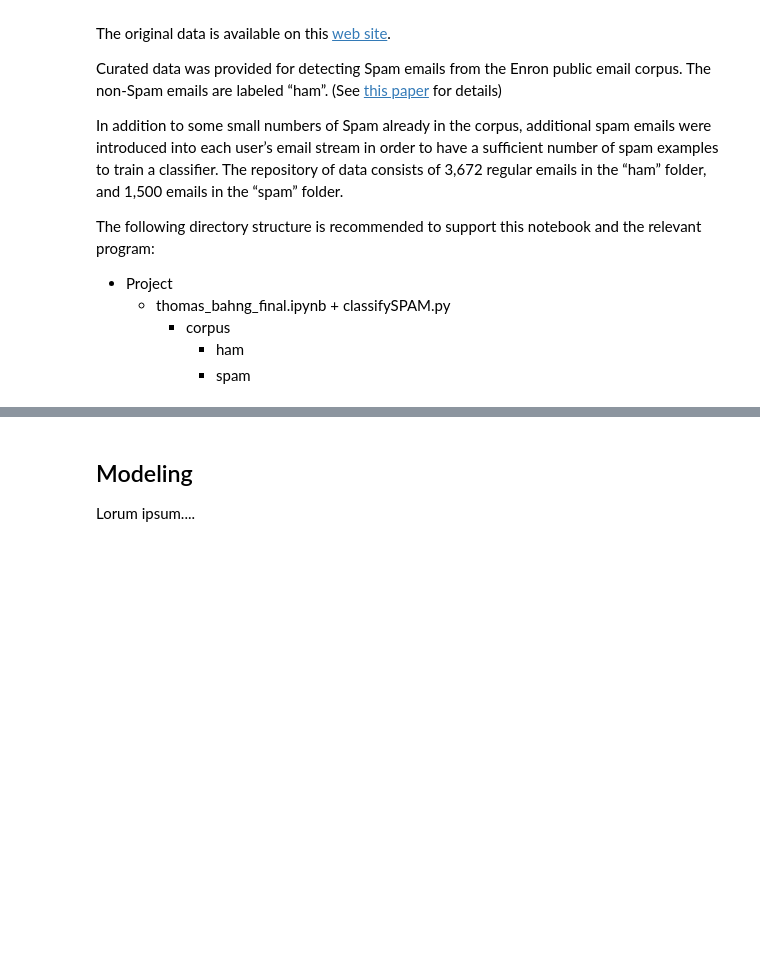
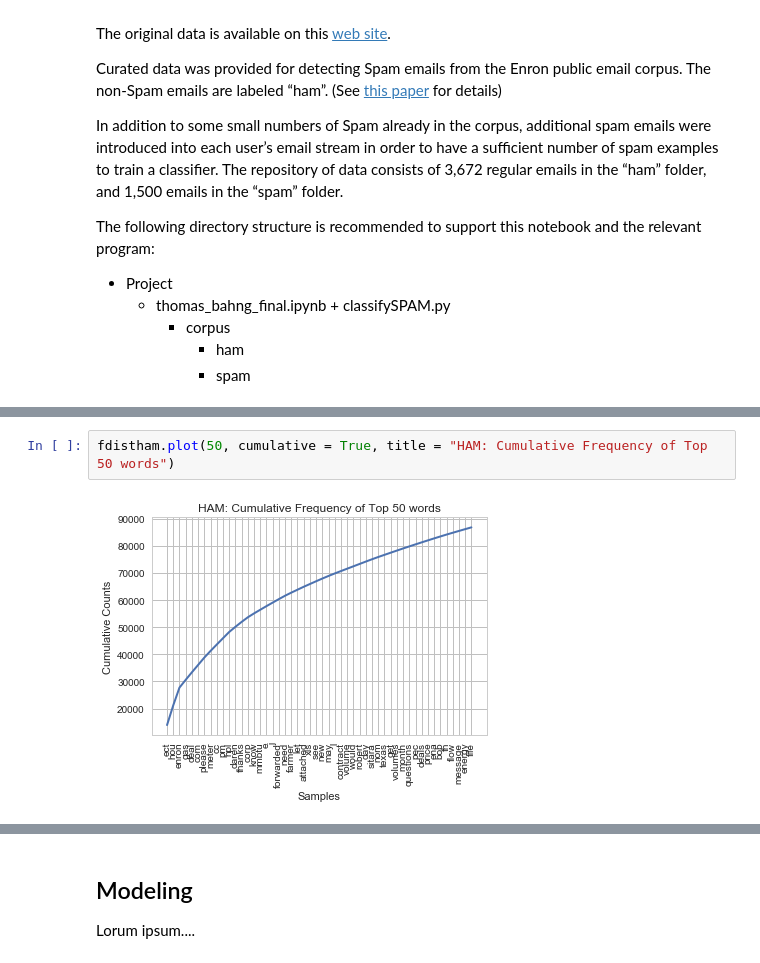
Before and after one commit to tbahng/ist664-NLP-and-Classification, a Jupyter notebook: thomas_bahng_final.ipynb, the cells around one changed output, grey strips where cells are left out. Cells and saved outputs as stored; diff of their text form; blank space fills up the shorter version.

```diff
--- a/thomas_bahng_final.ipynb
+++ b/thomas_bahng_final.ipynb
@@ -64,0 +273,4 @@ Lorum ipsum....
+# %%
+fdistham.plot(50, cumulative = True, title = "HAM: Cumulative Frequency of Top 50 words")
+# %% [output]
+[figure, added]
```
Also changed, not shown: parts of 52 cells of this notebook.
